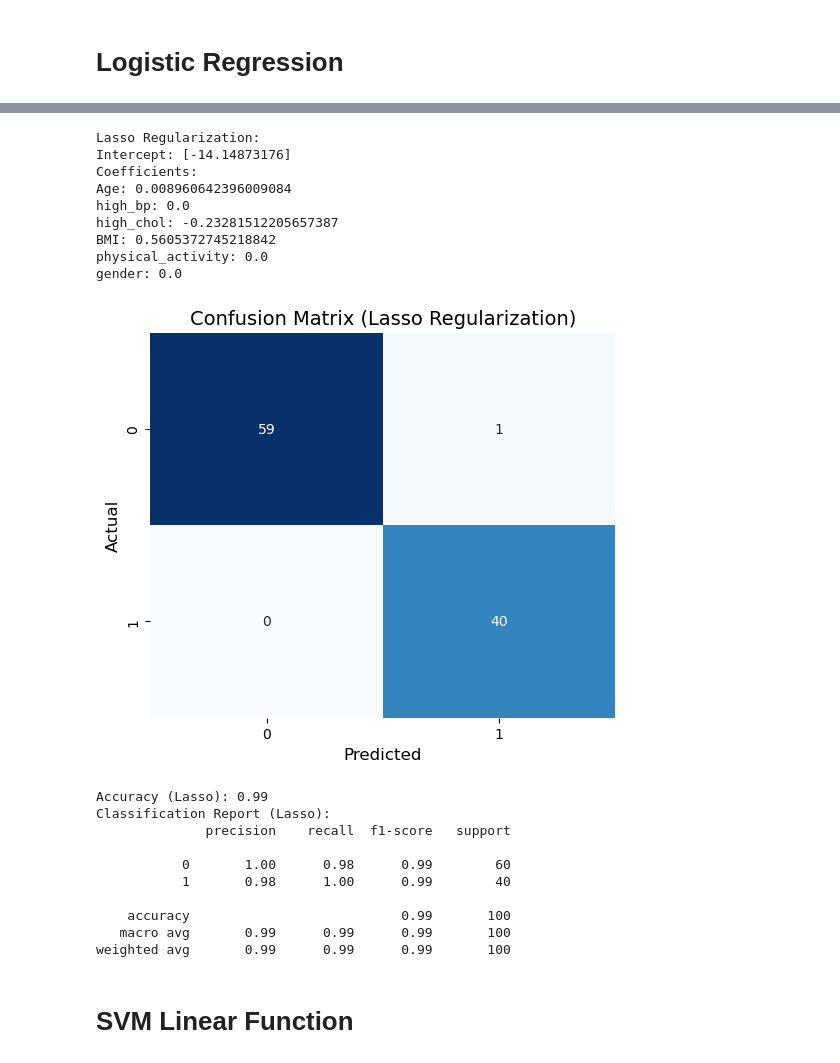
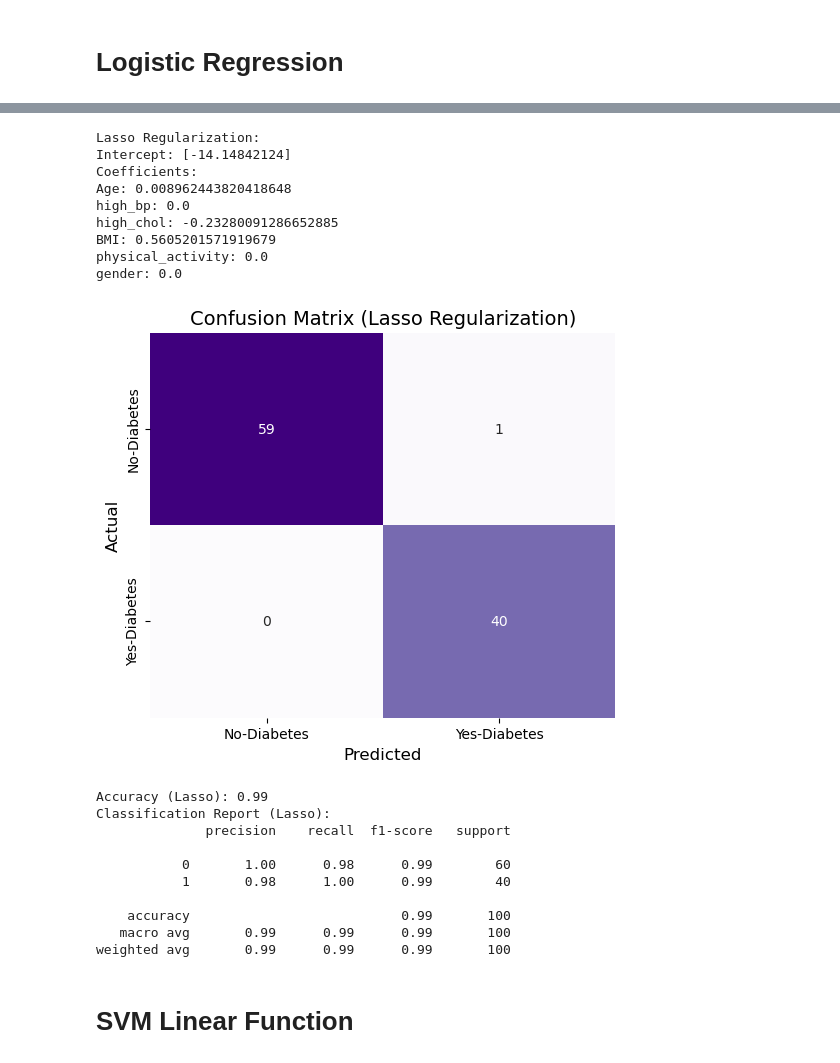
Before and after one commit to jwu249/is407_final_project, a Jupyter notebook: final_project/final_project.ipynb, the cells around one changed output, grey strips where cells are left out. Cells and saved outputs as stored; diff of their text form; code cells hidden in the pictures.

```diff
--- a/final_project/final_project.ipynb
+++ b/final_project/final_project.ipynb
@@ -124,6 +125,7 @@ Classification Report (Ridge):
    macro avg       0.83      0.84      0.83       100
 weighted avg       0.84      0.84      0.84       100
 # %%
+class_names = ["No-Diabetes", "Yes-Diabetes"]
 
 # Logistic Regression with Ridge Regularization (L1)
 logistic_regression_lasso = LogisticRegression(penalty='l1', solver='liblinear', max_iter=1000)
@@ -133,39 +135,39 @@ y_pred_lasso = cross_val_predict(logistic_regression_lasso, X, Y, cv=5)
 
 logistic_regression_lasso.fit(X, Y)
 
 print("Lasso Regularization:")
 print("Intercept:", logistic_regression_lasso.intercept_)
 print("Coefficients:")
 for feature, coef in zip(X.columns, logistic_regression_lasso.coef_[0]):
     print(f"{feature}: {coef}")
 
 conf_matrix_ridge = confusion_matrix(Y, y_pred_lasso)
 
 plt.figure(figsize=(6, 5))
-sn.heatmap(conf_matrix_ridge, annot=True, fmt='d', cmap='Blues', cbar=False)
+sn.heatmap(conf_matrix_ridge, annot=True, fmt='d', cmap='Purples', cbar=False, xticklabels=class_names, yticklabels=class_names)
 
 plt.title("Confusion Matrix (Lasso Regularization)", fontsize=14)
 plt.xlabel("Predicted", fontsize=12)
 plt.ylabel("Actual", fontsize=12)
 plt.show()
 
 # Evaluate performance
 accuracy_lasso = accuracy_score(Y, y_pred_lasso)
 print("Accuracy (Lasso):", accuracy_lasso)
 
 print("Classification Report (Lasso):")
 print(classification_report(Y, y_pred_lasso))
 # %% [output]
 Lasso Regularization:
-Intercept: [-14.14873176]
+Intercept: [-14.14842124]
 Coefficients:
-Age: 0.008960642396009084
+Age: 0.008962443820418648
 high_bp: 0.0
-high_chol: -0.23281512205657387
-BMI: 0.5605372745218842
+high_chol: -0.23280091286652885
+BMI: 0.5605201571919679
 physical_activity: 0.0
 gender: 0.0
-[figure, old version]
+[figure, new version]
 Accuracy (Lasso): 0.99
 Classification Report (Lasso):
               precision    recall  f1-score   support
```
Also changed, not shown: parts of 3 cells of this notebook.
